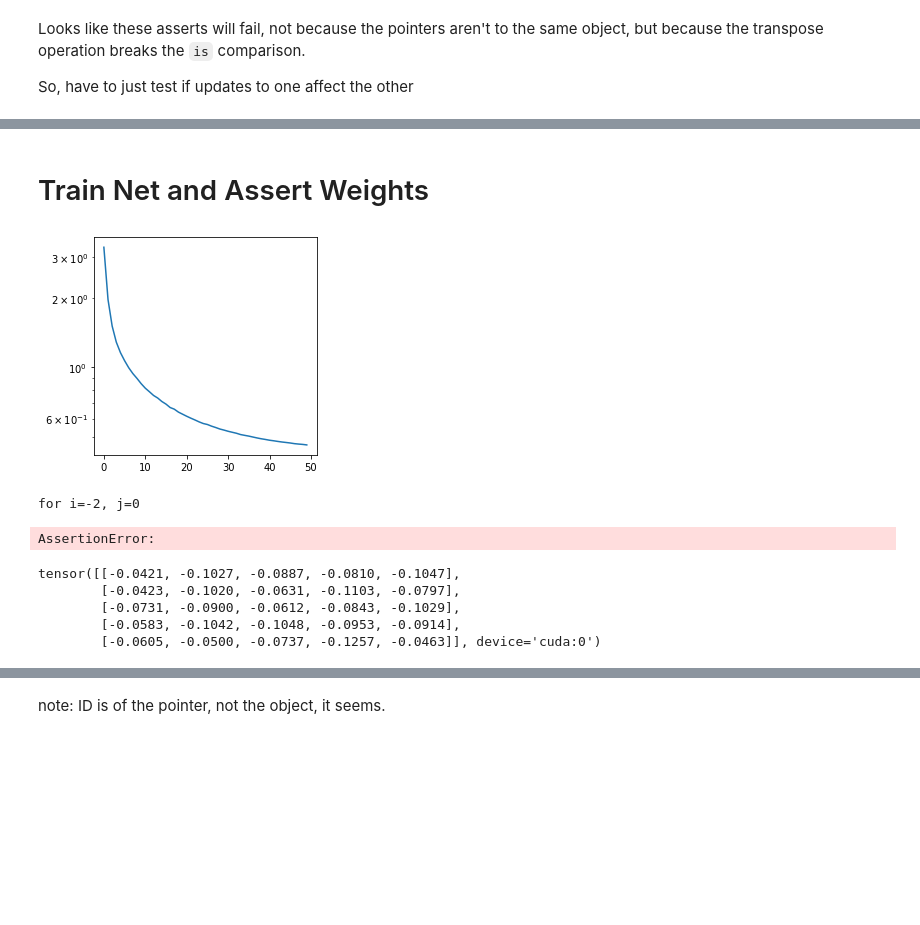
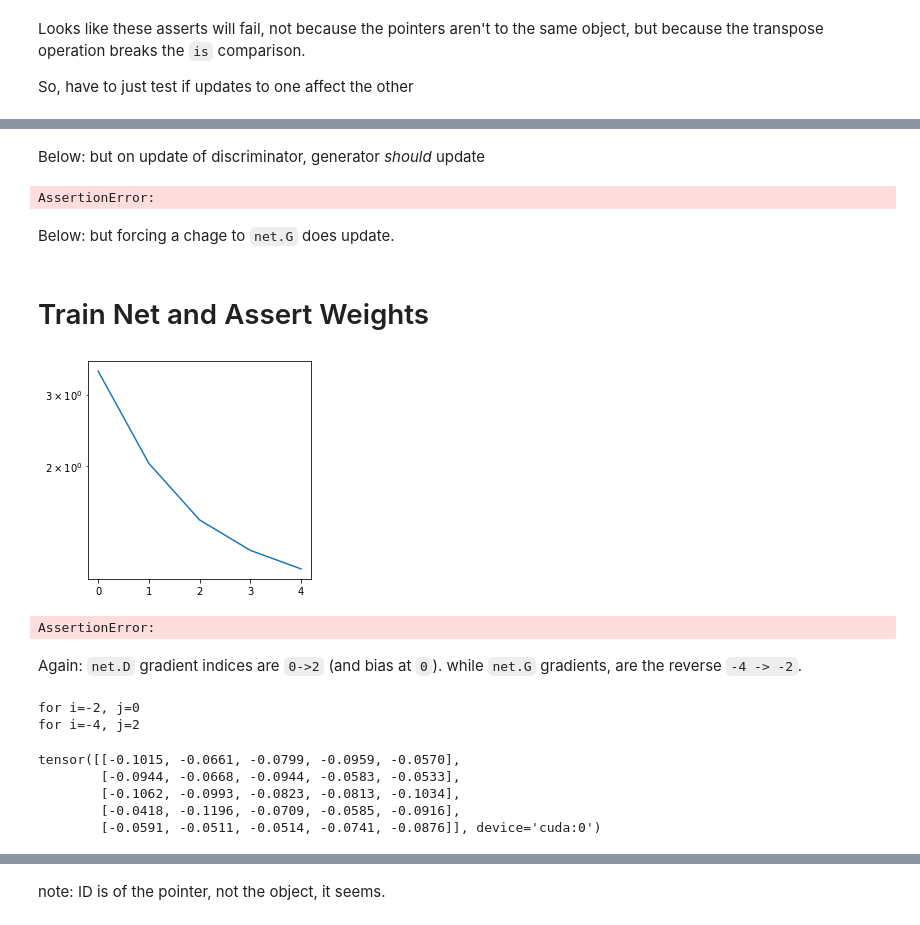
Before and after one commit to jorchard/anti_adv, a Jupyter notebook: notebooks/02-adv-gradient-assert-not-copy.ipynb, the cells around one changed output, grey strips where cells are left out. Drawn from its saved outputs; the diff is of its cells as text; code cells hidden in the pictures; blank space fills up the shorter version.

Commit message:
WIP: add 03-adv-gradient-hack ipynb showing coupled d/g gradient plots

```diff
--- a/notebooks/02-adv-gradient-assert-not-copy.ipynb
+++ b/notebooks/02-adv-gradient-assert-not-copy.ipynb
@@ -108,6 +166,9 @@ class MyNet(nn.Module):
 
         # Tie the weights of D and G
         #TODO check if pointer or copy
+        # check pytorch source to see transpose
+        # https://pytorch.org/docs/stable/generated/torch.transpose.html#torch.transpose
+        # ^ shares underlying data, so will not return new object
         self.G[-2].weight.data = self.D[0].weight.data.transpose(1,0)
         self.G[-4].weight.data = self.D[2].weight.data.transpose(1,0)
         self.G[-4].bias.data = self.D[0].bias.data
@@ -162,7 +223,8 @@ class MyNet(nn.Module):
               epochs=10,
               beta=0.,
               checkpoints=[],
-              path: str=None):
+              path: str=None,
+              plot_loss=True):
         '''
          net.learn(dl, optimizer=None, epochs=10, beta=0.)
 
@@ -174,7 +236,7 @@ class MyNet(nn.Module):
          beta is the weight for the reconstruction loss.
 
          Args:
-
+             dl (Dataloader):
              checkpoints (Boolean|List[int]): if True, save every 10-epochs. if List[int], save each listed epoch.
              path (str): optional path to save model checkpoints.
         '''
@@ -197,6 +259,13 @@ class MyNet(nn.Module):
                 optimizer.zero_grad()
                 loss.backward()
                 optimizer.step()
+                # set generator weights to equal discirminator weights
+                # hack fix
+                #self.G[0].weight.data = self.D[2].weight.data.transpose(1,0)
+                #self.G[-2].weight.data = self.D[0].weight.data.transpose(1,0)
+                self.G[-2].weight = torch.nn.Parameter(self.D[0].weight.transpose(1,0))
+                self.G[-4].weight = torch.nn.Parameter(self.D[2].weight.transpose(1,0))
+                # delete above hack
                 total_loss += loss.item()*len(t)
                 count += 1.
             self.losses.append(total_loss/len(dl.dataset))
@@ -204,8 +273,9 @@ class MyNet(nn.Module):
             if checkpoints:
                 self.checkpoint(epoch, checkpoints, path)
 
-        plt.figure(figsize=(4,4))
-        plt.plot(self.losses); plt.yscale('log');
+        if plot_loss:
+            plt.figure(figsize=(4,4))
+            plt.plot(self.losses); plt.yscale('log');
 
 
     def checkpoint(self,
@@ -291,0 +358,10 @@ tensor([ 0.0133, -0.0125,  0.0047, -0.0097,  0.0132,  0.0130,  0.0105, -0.0084,
+# %% [markdown]
+Below: but on update of discriminator, generator _should_ update
+# %%
+net.D[0].weight.data[0:1,] = 9
+
+assert torch.equal(net.D[0].weight.data[0:1,], net.G[-2].weight.data.transpose(1,0)[0:1,])
+# %% [output]
+AssertionError:
+# %% [markdown]
+Below: but forcing a chage to `net.G` does update.
@@ -294,15 +374,18 @@ tensor([ 0.0133, -0.0125,  0.0047, -0.0097,  0.0132,  0.0130,  0.0105, -0.0084,
 # %%
 img_size = 28
 net = MyNet(img_size, latent_dim=8)#.to(device)
+
+g_init = net.G[-2].weight.data
+d_init = net.D[0].weight.data
 
 optimizer = torch.optim.Adam(net.parameters(), lr=0.001)
 checkpoints = False
 #path = f"data/mnist-{len(dl)}-checkpoint.pt"
 
 net.learn(dl,
           optimizer=optimizer,
-          epochs=50,
+          epochs=5,
           beta=3.,
           checkpoints=checkpoints)
 # %% [output]
-[figure, old version]
+[figure, new version]
@@ -309,21 +394,29 @@ net.learn(dl,
+# %%
+assert torch.equal(net.G[-2].weight.data.T, net.D[0].weight.data)
+assert torch.equal(net.G[-4].weight.data.T, net.D[2].weight.data)
+# %% [output]
+AssertionError:
+# %% [markdown]
+Again: `net.D` gradient indices are `0->2` (and bias at `0`).   while `net.G` gradients, are the reverse `-4 -> -2`.
 # %%
+d = [0, 2]
 g = [-2,-4]
-d = [0, 2]
+
 
 for i,j in zip(g,d):
     print(f"for {i=}, {j=}")
     assert torch.equal(net.G[i].weight.data, net.D[j].weight.data.T)
 # %% [output]
 for i=-2, j=0
+for i=-4, j=2
-AssertionError:
 # %%
 net.G[-2].weight.data[:5,:5]
 # %% [output]
-tensor([[-0.0421, -0.1027, -0.0887, -0.0810, -0.1047],
-        [-0.0423, -0.1020, -0.0631, -0.1103, -0.0797],
-        [-0.0731, -0.0900, -0.0612, -0.0843, -0.1029],
-        [-0.0583, -0.1042, -0.1048, -0.0953, -0.0914],
-        [-0.0605, -0.0500, -0.0737, -0.1257, -0.0463]], device='cuda:0')
+tensor([[-0.1015, -0.0661, -0.0799, -0.0959, -0.0570],
+        [-0.0944, -0.0668, -0.0944, -0.0583, -0.0533],
+        [-0.1062, -0.0993, -0.0823, -0.0813, -0.1034],
+        [-0.0418, -0.1196, -0.0709, -0.0585, -0.0916],
+        [-0.0591, -0.0511, -0.0514, -0.0741, -0.0876]], device='cuda:0')
 # %%
 net.D[0].weight.data[:5,:5]
 # %% [output]
```
Also changed, not shown: parts of 52 cells of this notebook, 2 other files.
